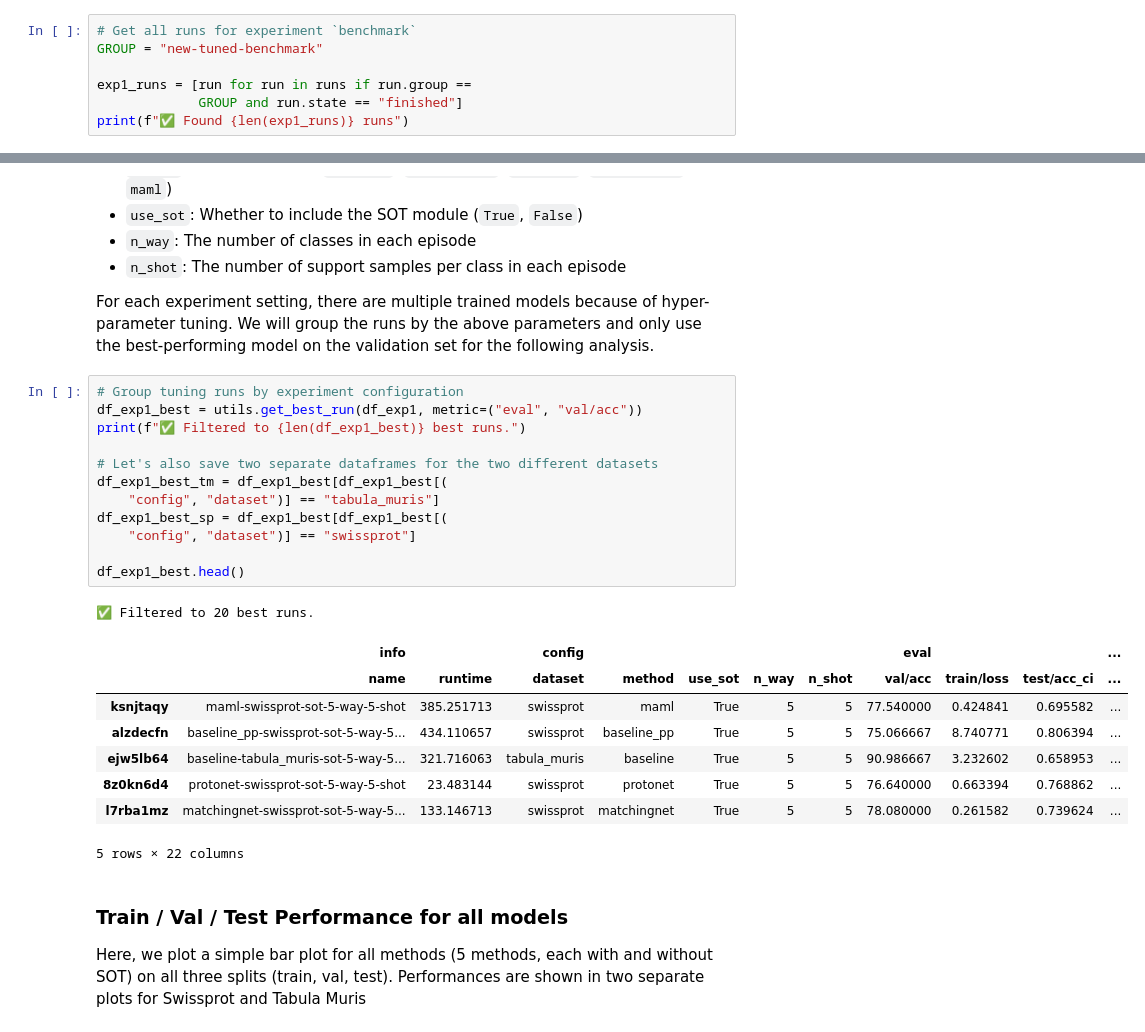
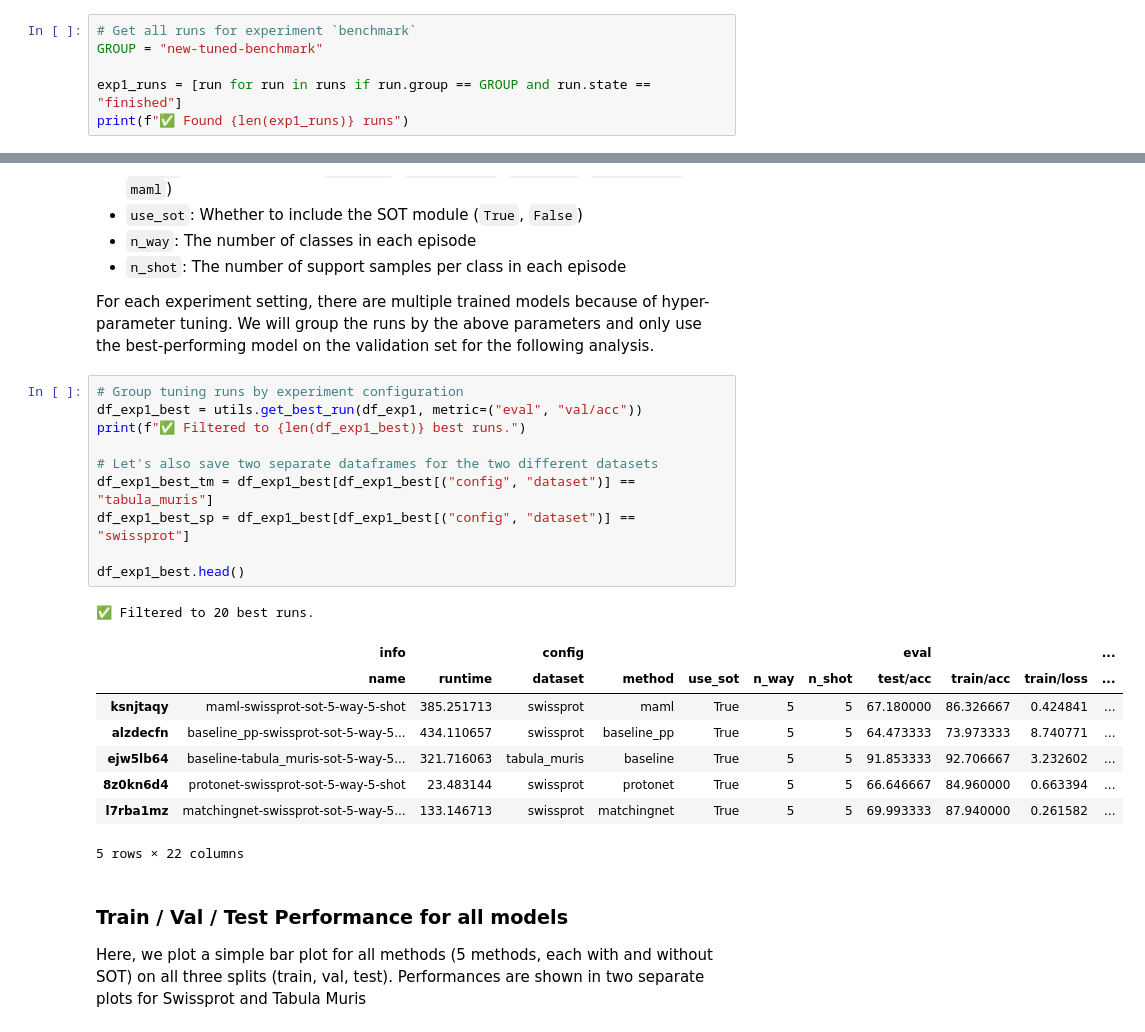
Before and after one commit to mikasenghaas/few-shot-benchmark, a Jupyter notebook: notebooks/analysis.ipynb, the cells around one changed output, grey strips where cells are left out. Drawn from its saved outputs; the diff is of its cells as text.

```diff
--- a/notebooks/analysis.ipynb
+++ b/notebooks/analysis.ipynb
@@ -100,8 +100,7 @@ setting (5-way 5-shot).
 # Get all runs for experiment `benchmark`
 GROUP = "new-tuned-benchmark"
 
-exp1_runs = [run for run in runs if run.group ==
-             GROUP and run.state == "finished"]
+exp1_runs = [run for run in runs if run.group == GROUP and run.state == "finished"]
 print(f"✅ Found {len(exp1_runs)} runs")
 # %% [output]
 ✅ Found 848 runs
@@ -167,24 +166,22 @@ use the best-performing model on the validation set for the following analysis.
 # %%
 # Group tuning runs by experiment configuration
 df_exp1_best = utils.get_best_run(df_exp1, metric=("eval", "val/acc"))
 print(f"✅ Filtered to {len(df_exp1_best)} best runs.")
 
 # Let's also save two separate dataframes for the two different datasets
-df_exp1_best_tm = df_exp1_best[df_exp1_best[(
-    "config", "dataset")] == "tabula_muris"]
-df_exp1_best_sp = df_exp1_best[df_exp1_best[(
-    "config", "dataset")] == "swissprot"]
+df_exp1_best_tm = df_exp1_best[df_exp1_best[("config", "dataset")] == "tabula_muris"]
+df_exp1_best_sp = df_exp1_best[df_exp1_best[("config", "dataset")] == "swissprot"]
 
 df_exp1_best.head()
 # %% [output]
 ✅ Filtered to 20 best runs.
 |  | info |  | config |  |  |  |  | eval |  |  | ... |
-|  | name | runtime | dataset | method | use_sot | n_way | n_shot | val/acc | train/loss | test/acc_ci | ... |
-| ksnjtaqy | maml-swissprot-sot-5-way-5-shot | 385.251713 | swissprot | maml | True | 5 | 5 | 77.540000 | 0.424841 | 0.695582 | ... |
-| alzdecfn | baseline_pp-swissprot-sot-5-way-5... | 434.110657 | swissprot | baseline_pp | True | 5 | 5 | 75.066667 | 8.740771 | 0.806394 | ... |
-| ejw5lb64 | baseline-tabula_muris-sot-5-way-5... | 321.716063 | tabula_muris | baseline | True | 5 | 5 | 90.986667 | 3.232602 | 0.658953 | ... |
-| 8z0kn6d4 | protonet-swissprot-sot-5-way-5-shot | 23.483144 | swissprot | protonet | True | 5 | 5 | 76.640000 | 0.663394 | 0.768862 | ... |
-| l7rba1mz | matchingnet-swissprot-sot-5-way-5... | 133.146713 | swissprot | matchingnet | True | 5 | 5 | 78.080000 | 0.261582 | 0.739624 | ... |
+|  | name | runtime | dataset | method | use_sot | n_way | n_shot | test/acc | train/acc | train/loss | ... |
+| ksnjtaqy | maml-swissprot-sot-5-way-5-shot | 385.251713 | swissprot | maml | True | 5 | 5 | 67.180000 | 86.326667 | 0.424841 | ... |
+| alzdecfn | baseline_pp-swissprot-sot-5-way-5... | 434.110657 | swissprot | baseline_pp | True | 5 | 5 | 64.473333 | 73.973333 | 8.740771 | ... |
+| ejw5lb64 | baseline-tabula_muris-sot-5-way-5... | 321.716063 | tabula_muris | baseline | True | 5 | 5 | 91.853333 | 92.706667 | 3.232602 | ... |
+| 8z0kn6d4 | protonet-swissprot-sot-5-way-5-shot | 23.483144 | swissprot | protonet | True | 5 | 5 | 66.646667 | 84.960000 | 0.663394 | ... |
+| l7rba1mz | matchingnet-swissprot-sot-5-way-5... | 133.146713 | swissprot | matchingnet | True | 5 | 5 | 69.993333 | 87.940000 | 0.261582 | ... |
 5 rows × 22 columns
 # %% [markdown]
 ### Train / Val / Test Performance for all models
```
Also changed, not shown: parts of 12 cells of this notebook, 1 other file.
